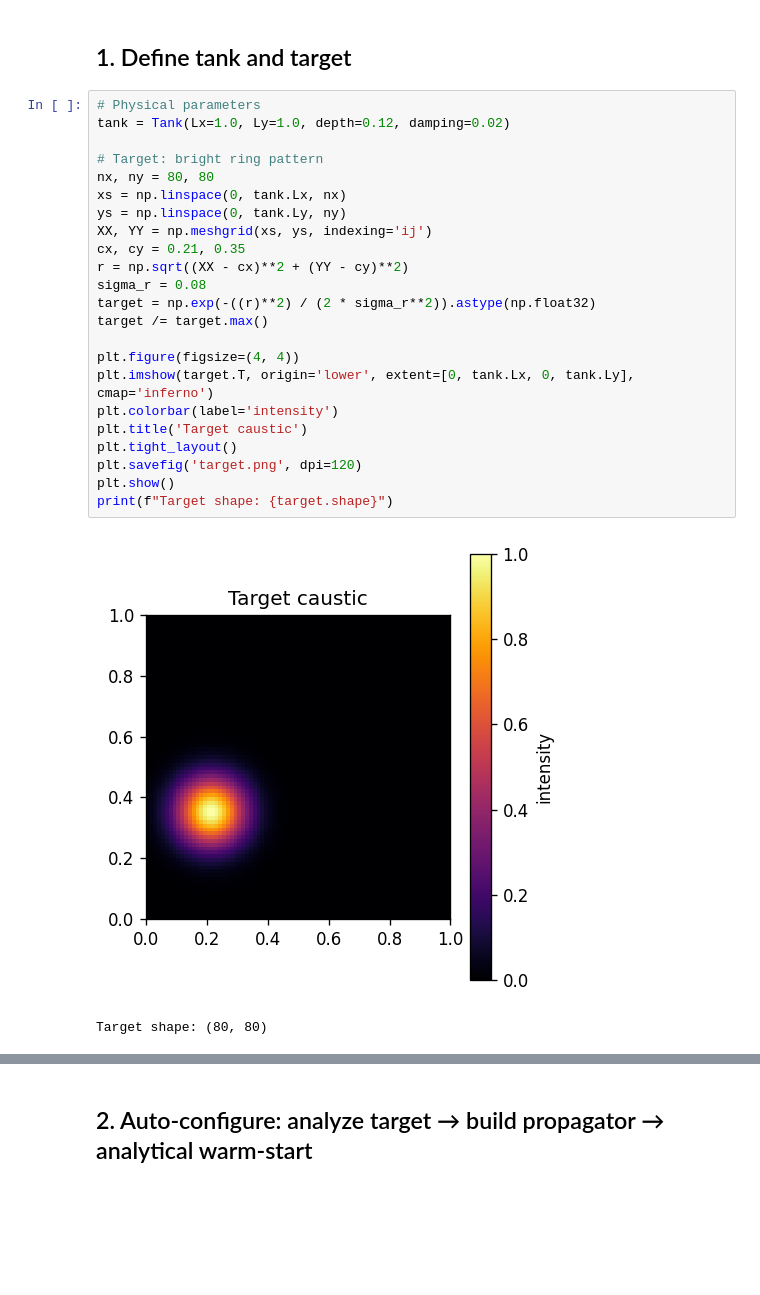
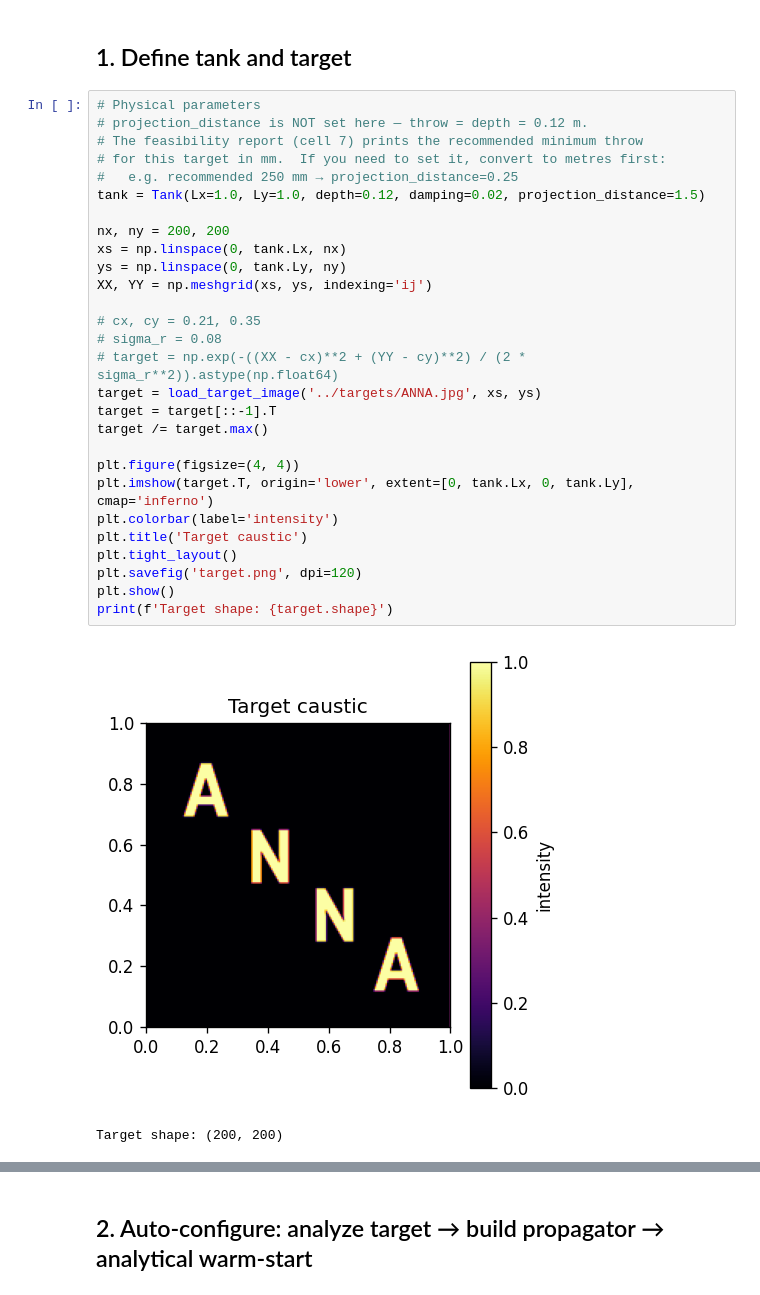
Before and after one commit to alexhrubin/water_v2, a Jupyter notebook: notebooks/optimize.ipynb, the cells around one changed output, grey strips where cells are left out. Saved outputs shown, nothing was run; the diff lists cells and outputs as text; blank space fills up the shorter version.

```diff
--- a/notebooks/optimize.ipynb
+++ b/notebooks/optimize.ipynb
@@ -30,27 +31,32 @@ JAX 0.9.2 on cpu
 ## 1. Define tank and target
 # %%
 # Physical parameters
-tank = Tank(Lx=1.0, Ly=1.0, depth=0.12, damping=0.02)
+# projection_distance is NOT set here — throw = depth = 0.12 m.
+# The feasibility report (cell 7) prints the recommended minimum throw
+# for this target in mm.  If you need to set it, convert to metres first:
+#   e.g. recommended 250 mm → projection_distance=0.25
+tank = Tank(Lx=1.0, Ly=1.0, depth=0.12, damping=0.02, projection_distance=1.5)
 
-# Target: bright ring pattern
-nx, ny = 80, 80
+nx, ny = 200, 200
 xs = np.linspace(0, tank.Lx, nx)
 ys = np.linspace(0, tank.Ly, ny)
 XX, YY = np.meshgrid(xs, ys, indexing='ij')
-cx, cy = 0.21, 0.35
-r = np.sqrt((XX - cx)**2 + (YY - cy)**2)
-sigma_r = 0.08
-target = np.exp(-((r)**2) / (2 * sigma_r**2)).astype(np.float32)
+
+# cx, cy = 0.21, 0.35
+# sigma_r = 0.08
+# target = np.exp(-((XX - cx)**2 + (YY - cy)**2) / (2 * sigma_r**2)).astype(np.float64)
+target = load_target_image('../targets/ANNA.jpg', xs, ys)
+target = target[::-1].T
 target /= target.max()
 
 plt.figure(figsize=(4, 4))
 plt.imshow(target.T, origin='lower', extent=[0, tank.Lx, 0, tank.Ly], cmap='inferno')
 plt.colorbar(label='intensity')
 plt.title('Target caustic')
 plt.tight_layout()
 plt.savefig('target.png', dpi=120)
 plt.show()
-print(f"Target shape: {target.shape}")
+print(f'Target shape: {target.shape}')
 # %% [output]
-[figure, old version]
+[figure, new version]
-Target shape: (80, 80)
+Target shape: (200, 200)
```
Also changed, not shown: parts of 10 cells of this notebook, 8 other files.
